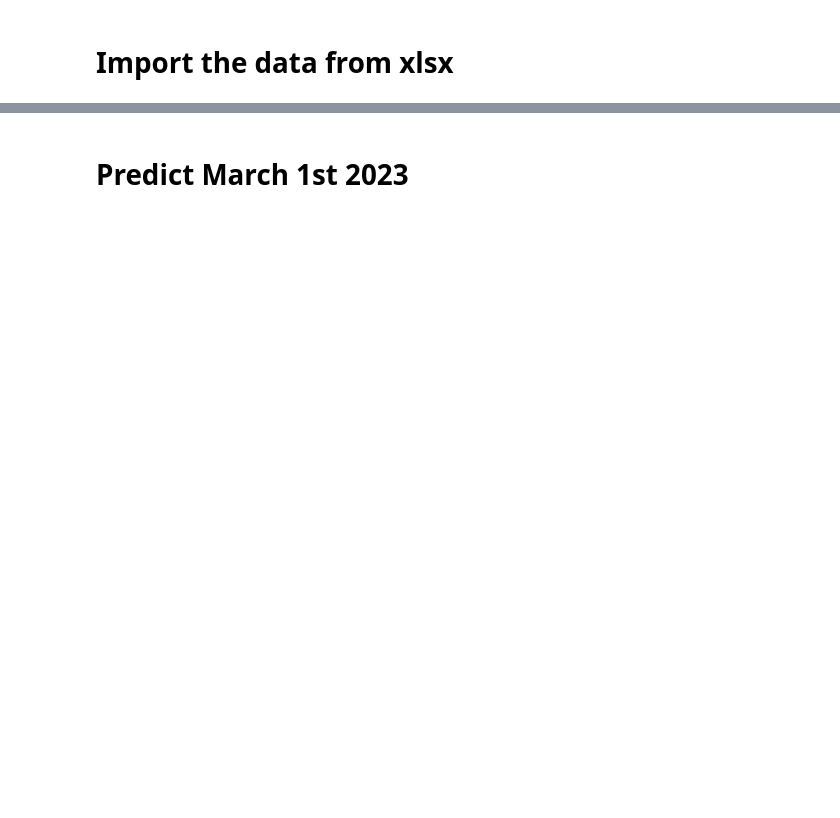
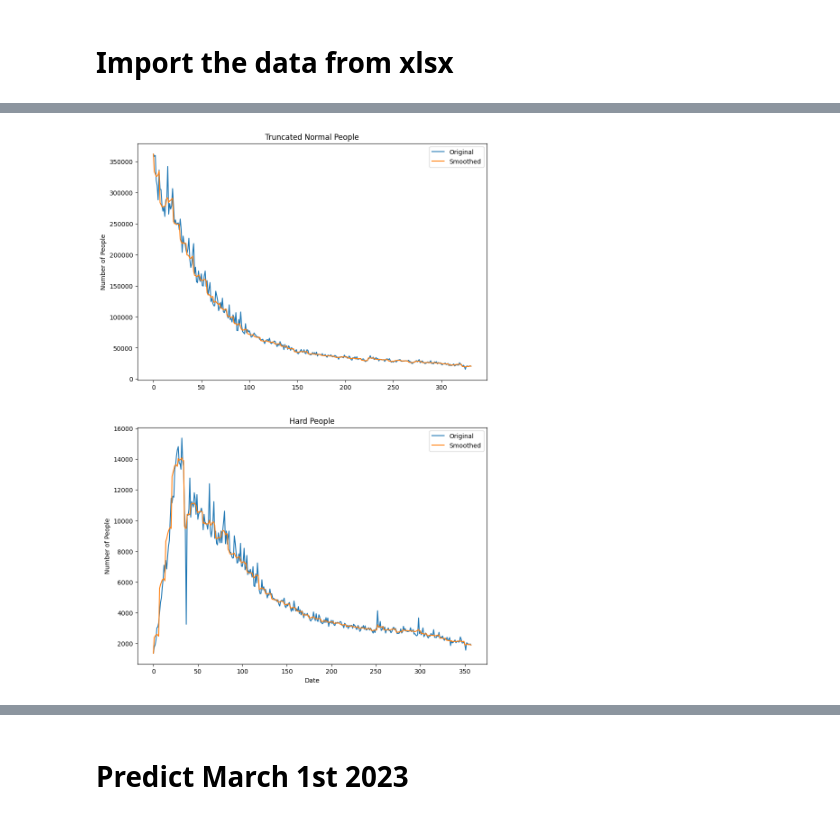
Before and after one commit to Qervas/mcm, a Jupyter notebook: data_preprocess.ipynb, the cells around one changed output, grey strips where cells are left out. Drawn from its saved outputs; the diff is of its cells as text; code cells hidden in the pictures; blank space fills up the shorter version.

```diff
--- a/data_preprocess.ipynb
+++ b/data_preprocess.ipynb
@@ -109,0 +91,88 @@ fig.show()
+# %%
+import statsmodels.api as sm
+from sklearn.metrics import mean_squared_error
+import matplotlib.pyplot as plt
+import math
+import pywt
+
+# Smooth Methods
+#define a LOWESS function
+def lowess(data, smoothing_param = 0.1):
+	smoothing_param = smoothing_param
+	lowess_model = sm.nonparametric.lowess(data, range(len(data)), frac=smoothing_param)
+	smoothed_data = lowess_model[:, 1]
+	return smoothed_data
+
+def lowess_partial(data,  start, end, smoothing_param = 0.1):
+    smoothing_param = smoothing_param
+    lowess_model = sm.nonparametric.lowess(data[start:end], range(start, end), frac=smoothing_param)
+    smoothed_data = lowess_model[:, 1]
+    return smoothed_data
+
+
+# calculate IQR and remove outliers within the window size
+def denoise(raw_data, days_per_week = 7):
+    data = np.copy(raw_data)
+    num_weeks = len(data) // days_per_week
+    # use indices to calculate rather than to reshape
+    # Find outliers and replace them with the nearest neighbor average
+    for i in range(num_weeks):
+        # Calculate the lower and upper quartiles
+        q1 = np.percentile(data[i], 25)
+        q3 = np.percentile(data[i], 75)
+
+        # calculate the interquatile range
+        iqr = q3 - q1
+
+        #define the lower and upper bound
+        lower_bound = q1 - (1.5 * iqr)
+        upper_bound = q3 + (1.5 * iqr)
+
+        # Find the outliers and replace them with the nearest neighbor average
+        for j in range(days_per_week):
+            if data[i*days_per_week+j] < lower_bound or data[i*days_per_week + j] > upper_bound:
+                # Find the indices of the nearest neighbors, add indices in same week into a list
+                data[i*days_per_week+j] = np.mean(data[i*days_per_week:i*days_per_week+days_per_week])
+    return data
+
+# evaluate the fitness of the model
+# smoothed_hard_ratio = lowess(hard_ratio, smoothing_param = 0.1)
+
+smoothed_normal_people_list = denoise(truncated_people_list, days_per_week = 7)
+smoothed_hard_people_list = denoise(hard_people_list, days_per_week = 7)
+# smoothed_normal_people_list = lowess(truncated_people_list, smoothing_param = 0.025)
+# smoothed_hard_people_list = lowess(hard_people_list, smoothing_param = 0.03)
+
+# evaluate the fitness of the model
+# rmse = math.sqrt(mean_squared_error(hard_ratio, smoothed_hard_ratio))
+rmse_2 = math.sqrt(mean_squared_error(truncated_people_list, smoothed_normal_people_list))
+rmse_3 = math.sqrt(mean_squared_error(hard_people_list, smoothed_hard_people_list))
+# print(rmse)
+print(rmse_2)
+print(rmse_3)
+
+
+fig, (ax2, ax3) = plt.subplots(2, 1, figsize=(10, 15))
+# ax1.plot(hard_ratio, label='Original')
+# ax1.plot(smoothed_hard_ratio, label='Smoothed')
+# ax1.title.set_text('Hard Ratio')
+# ax1.set_ylabel('Ratio')
+# ax1.legend()
+
+
+ax2.plot(truncated_people_list, label='Original')
+ax2.plot(smoothed_normal_people_list, label='Smoothed')
+ax2.title.set_text('Truncated Normal People')
+ax2.set_ylabel('Number of People')
+ax2.legend()
+
+
+ax3.plot(hard_people_list, label='Original')
+ax3.plot(smoothed_hard_people_list, label='Smoothed')
+ax3.title.set_text('Hard People')
+ax3.set_xlabel('Date')
+ax3.set_ylabel('Number of People')
+ax3.legend()
+
+fig.show()
+# %% [output]
@@ -109,0 +181 @@ fig.show()
+[figure, added]
```
Also changed, not shown: parts of 23 cells of this notebook.
